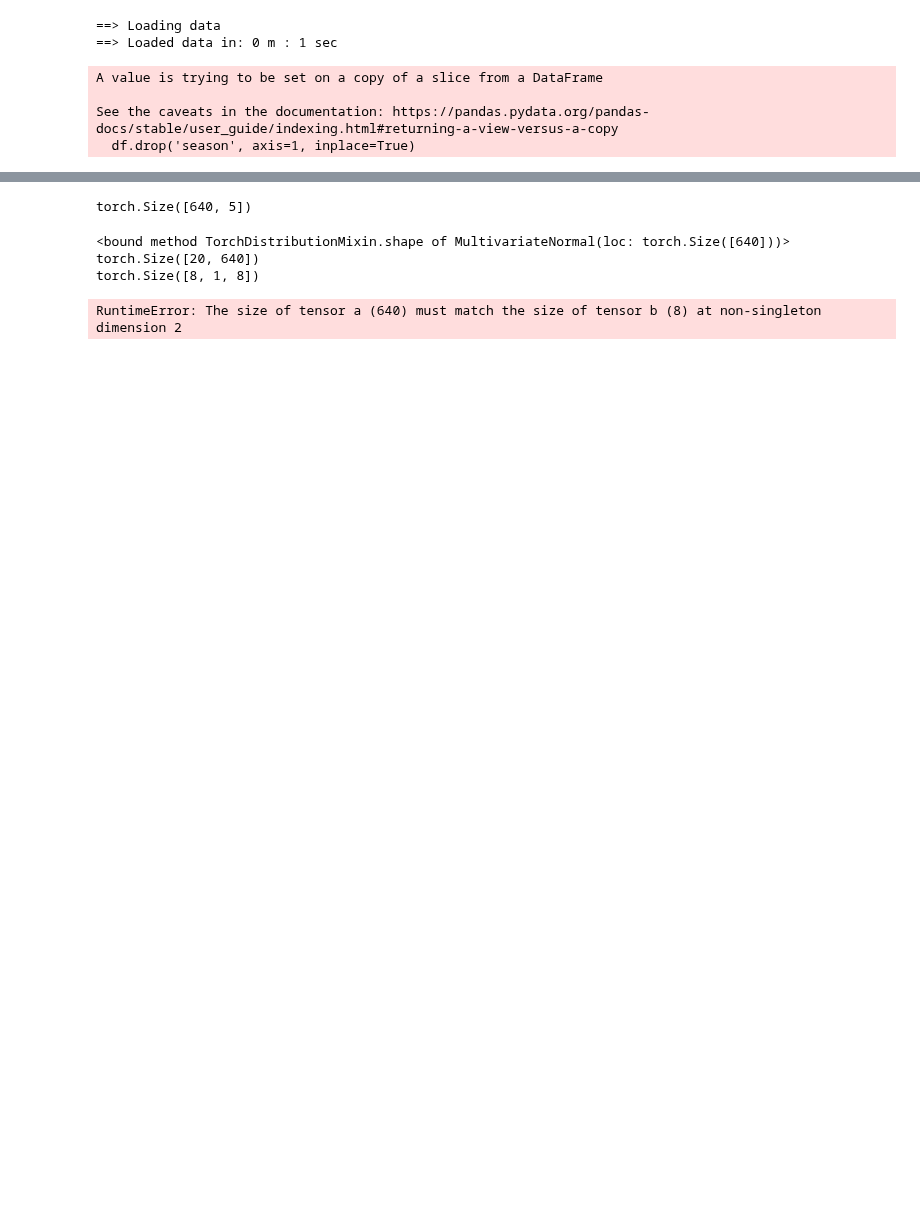
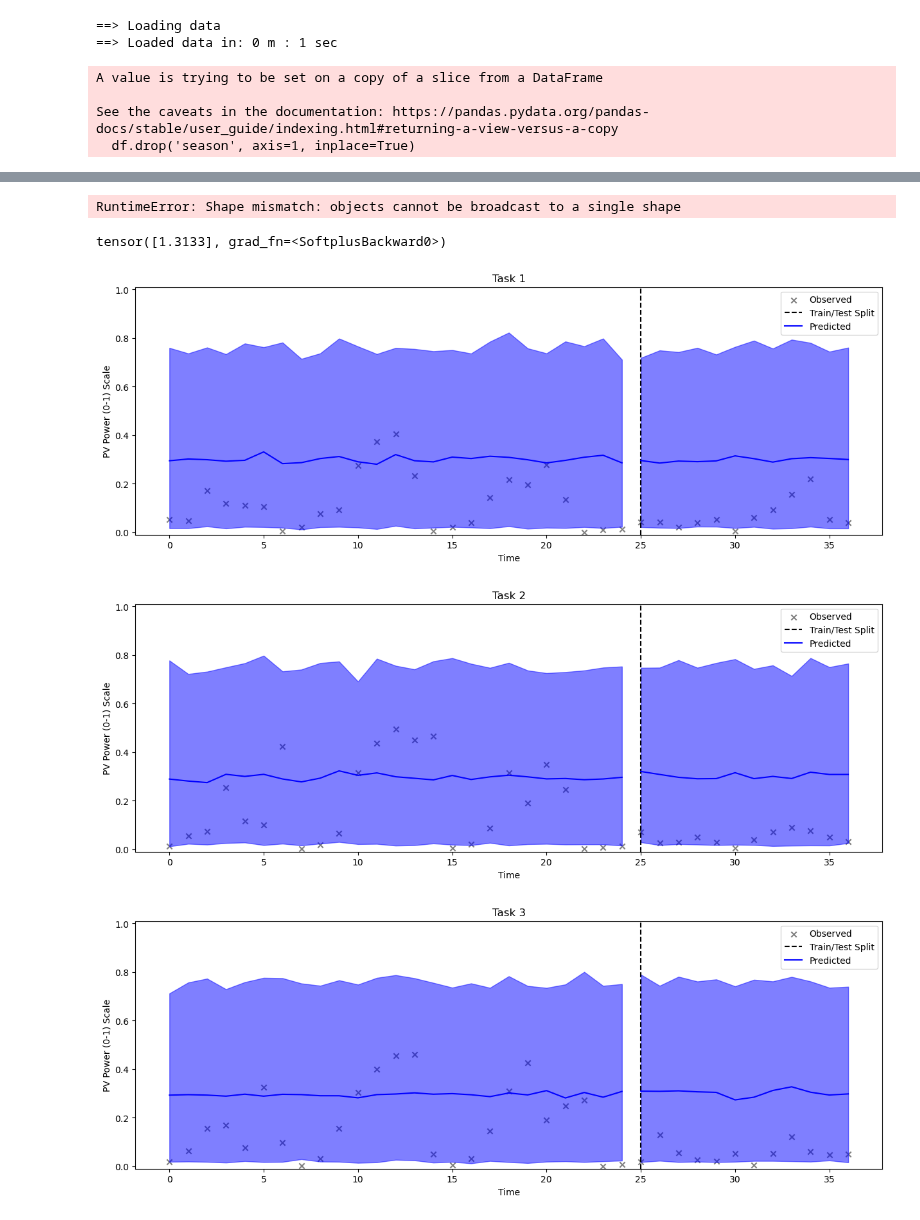
Before and after one commit to eirikbaekkelund/Dissertation, a Jupyter notebook: hadamard.ipynb, the cells around one changed output, grey strips where cells are left out. Saved outputs shown, nothing was run; the diff lists cells and outputs as text; code cells hidden in the pictures; blank space fills up the shorter version.

```diff
--- a/hadamard.ipynb
+++ b/hadamard.ipynb
@@ -10,7 +10,7 @@ DAY_MAX = 16
 N_DAYS = 10
 MINUTE_INTERVAL = 60
 DAILY_DATA_POINTS = (DAY_MAX - DAY_MIN) * 60 / MINUTE_INTERVAL
-N_SYSTEMS = 10
+N_SYSTEMS = 3
 # create a tuple of 4 coordinates that form a polygon in the uk
 # and a circle with a radius of r
 CIRCLE_COORDS = (55, -1.5)
@@ -235,7 +250,13 @@ model = IndependentMultitaskGPModel(x, y, num_tasks=num_tasks)
-# %%
-x.shape
-# %% [output]
-torch.Size([640, 5])
+# %%
+from kernels import get_mean_covar
+from likelihoods import MultitaskBetaLikelihood
+num_tasks = 8
+mean, covar = get_mean_covar(num_latent=8)
+likelihood = MultitaskBetaLikelihood(scale=30, num_tasks=num_tasks)
+model = IndependentMultitaskGPModel(
+    x_train=x_train,
+    y_train=y_train,
+    num_tasks=num_tasks)
 # %%
 model.train()
 likelihood.train()
@@ -243,16 +264,64 @@ likelihood.train()
 mll = gpytorch.mlls.VariationalELBO(likelihood, model, num_data=y.size(0))
 optimizer = torch.optim.Adam(model.parameters(), lr=0.1)
 
-for i in range(10):
+for i in range(200):
     optimizer.zero_grad()
-    output_dist = model(x, task_indices=task_indices)
-    print(output_dist.shape)
-    loss = -mll(output_dist, y)
+    output = model(x_train, task_indices=task_indices_train)
+    loss = -mll(output, y_train)
     loss.backward()
     print('Iter %d/%d - Loss: %.3f' % (i + 1, 10, loss.item()))
     optimizer.step()
 # %% [output]
-<bound method TorchDistributionMixin.shape of MultivariateNormal(loc: torch.Size([640]))>
-torch.Size([20, 640])
-torch.Size([8, 1, 8])
+RuntimeError: Shape mismatch: objects cannot be broadcast to a single shape
-RuntimeError: The size of tensor a (640) must match the size of tensor b (8) at non-singleton dimension 2
+# %%
+likelihood.scale
+# %% [output]
+tensor([1.3133], grad_fn=<SoftplusBackward0>)
+# %%
+from matplotlib import pyplot as plt
+import numpy as np
+model.eval()
+likelihood.eval()
+
+for i in range(_y_tr.size(-1)):
+    y_tr, y_te = _y_tr[:, i], _y_te[:, i]
+    t = np.arange(0, len(y_tr) + len(y_te))
+    t_tr, t_te = t[:len(y_tr)], t[len(y_tr):]
+
+    plt.figure(figsize=(15,5))
+    plt.scatter(t_tr, y_tr, label='Observed', color='black', marker='x', alpha=0.5)
+    plt.scatter(t_te, y_te,  color='k', marker='x', alpha=0.5)
+    plt.axvline(x=len(y_tr), color='k', linestyle='--', label='Train/Test Split')
+
+    with torch.no_grad():
+        pred_dist_tr = likelihood(model(dict_input['x_train'][i], task_indices=dict_input['task_indices_train'][i]))
+        pred_dist_te = likelihood(model(dict_input['x_test'][i], task_indices=dict_input['task_indices_test'][i]))
+
+    samples_tr = pred_dist_tr.sample(torch.Size([50]))
+    samples_te = pred_dist_te.sample(torch.Size([50]))
+
+    samples_median_tr = samples_tr.mean(dim=0).median(dim=0).values
+    lower_tr = np.quantile(samples_tr.detach().numpy(), 0.025, axis=0).mean(axis=0)
+    upper_tr = np.quantile(samples_tr.detach().numpy(), 0.975, axis=0).mean(axis=0)
+
+
+    samples_median_te = samples_te.mean(dim=0).median(dim=0).values
+    lower_te = np.quantile(samples_te.detach().numpy(), 0.025, axis=0).mean(axis=0)
+    upper_te = np.quantile(samples_te.detach().numpy(), 0.975, axis=0).mean(axis=0)
+
+    plt.plot(t_tr, samples_median_tr, label='Predicted', color='blue')
+    plt.fill_between(t_tr, lower_tr, upper_tr, alpha=0.5, color='blue')
+    plt.plot(t_te, samples_median_te, color='blue')
+    plt.fill_between(t_te, lower_te, upper_te, alpha=0.5, color='blue')
+
+
+    plt.ylim(-0.01, 1.01)
+    plt.title(f'Task {i + 1}')
+    plt.xlabel('Time')
+    plt.ylabel('PV Power (0-1) Scale')
+    plt.legend()
+    plt.show();
+# %% [output]
+[figure, added]
+[figure, added]
+[figure, added]
```
Also changed, not shown: parts of 9 cells of this notebook, 4 other files.
